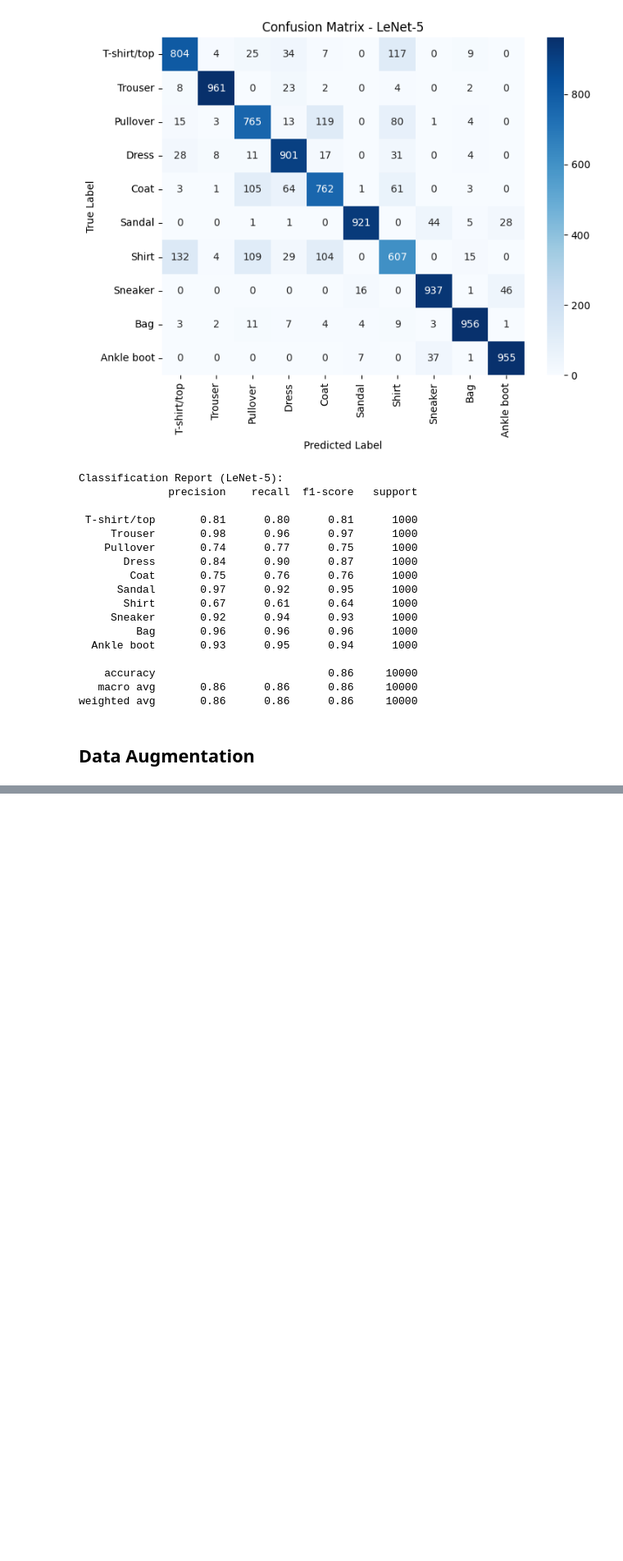
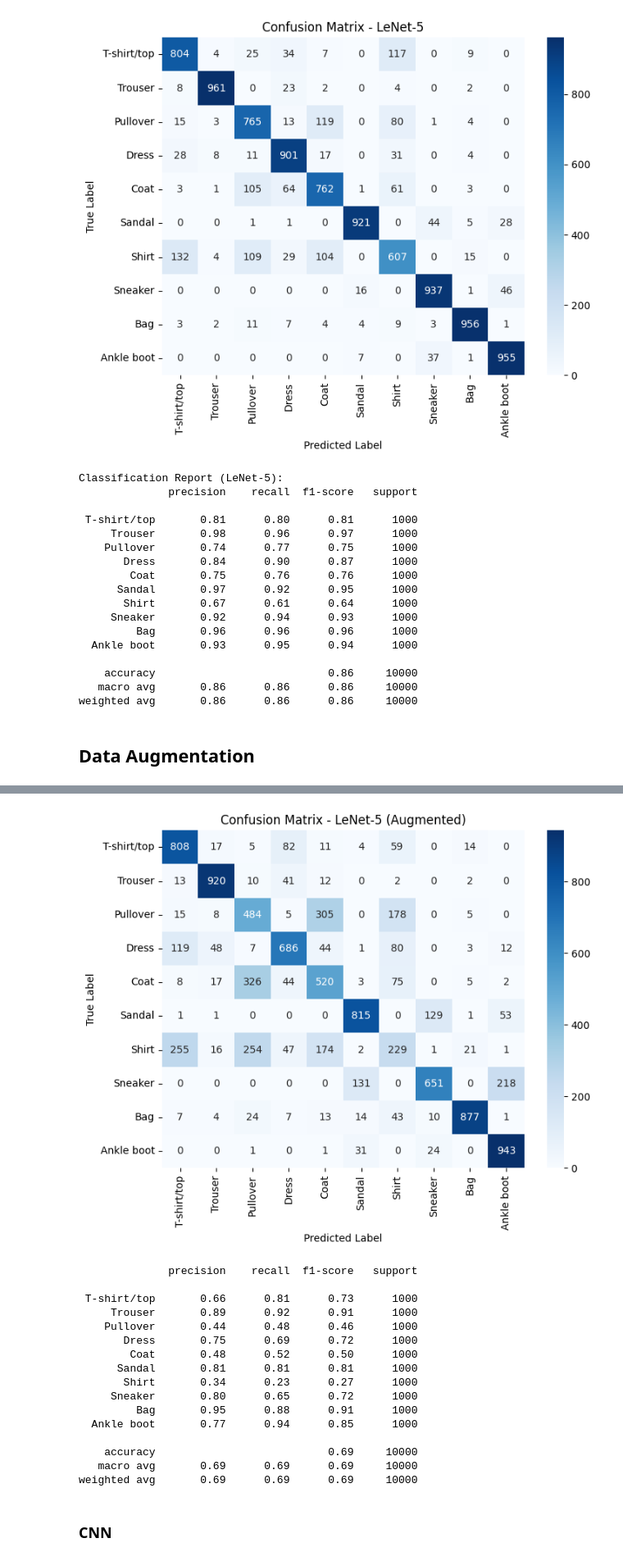
Before and after one commit to gonlyplease/deep-learning-image, a Jupyter notebook: notebooks/timexperimentation.ipynb, the cells around one changed output, grey strips where cells are left out. Shown at 82% size. Drawn from its saved outputs; the diff is of its cells as text; code cells hidden in the pictures; blank space fills up the shorter version.

Commit message:
added Data augmentation

```diff
--- a/notebooks/timexperimentation.ipynb
+++ b/notebooks/timexperimentation.ipynb
@@ -1231,0 +1232,10 @@ lets also try data augmentation methods and try to improve our results for both
+# %%
+from tensorflow.keras.preprocessing.image import ImageDataGenerator
+
+datagen = ImageDataGenerator(
+    rotation_range=20,         #20 degrees rotation
+    width_shift_range=0.2,   # reduce width shift
+    height_shift_range=0.2,  # reduce height shift
+    zoom_range=0.2           # reduce zoom range
+)
+datagen.fit(X_train)
@@ -1231,0 +1244,13 @@ lets also try data augmentation methods and try to improve our results for both
+# %%
+model_aug = build_lenet(input_shape=(28, 28, 1))
+# %%
+start_train_aug = time.time()
+history_aug = model_aug.fit(
+    datagen.flow(X_train, y_train, batch_size=64),
+    steps_per_epoch=len(X_train) // 64,
+    epochs=5,
+    validation_data=(X_test, y_test),
+    verbose=1
+)
+train_time_aug = time.time() - start_train_aug
+print(f"Augmented training time: {train_time_aug:.2f} seconds")
@@ -1231,0 +1284,3 @@ lets also try data augmentation methods and try to improve our results for both
+# %%
+y_pred_probs = model_aug.predict(X_test)
+y_pred = np.argmax(y_pred_probs, axis=1)
@@ -1231,0 +1289,25 @@ lets also try data augmentation methods and try to improve our results for both
+# %%
+plot_confusion_matrix(y_test, y_pred, fashion_labels, title="Confusion Matrix - LeNet-5 (Augmented)")
+
+classification_report_aug = classification_report(y_test, y_pred, target_names=fashion_labels)
+print(classification_report_aug)
+# %% [output]
+[figure, added]
+              precision    recall  f1-score   support
+
+ T-shirt/top       0.66      0.81      0.73      1000
+     Trouser       0.89      0.92      0.91      1000
+    Pullover       0.44      0.48      0.46      1000
+       Dress       0.75      0.69      0.72      1000
+        Coat       0.48      0.52      0.50      1000
+      Sandal       0.81      0.81      0.81      1000
+       Shirt       0.34      0.23      0.27      1000
+     Sneaker       0.80      0.65      0.72      1000
+         Bag       0.95      0.88      0.91      1000
+  Ankle boot       0.77      0.94      0.85      1000
+
+    accuracy                           0.69     10000
+   macro avg       0.69      0.69      0.69     10000
+weighted avg       0.69      0.69      0.69     10000
+# %% [markdown]
+### CNN
```
Also changed, not shown: parts of 13 cells of this notebook.
